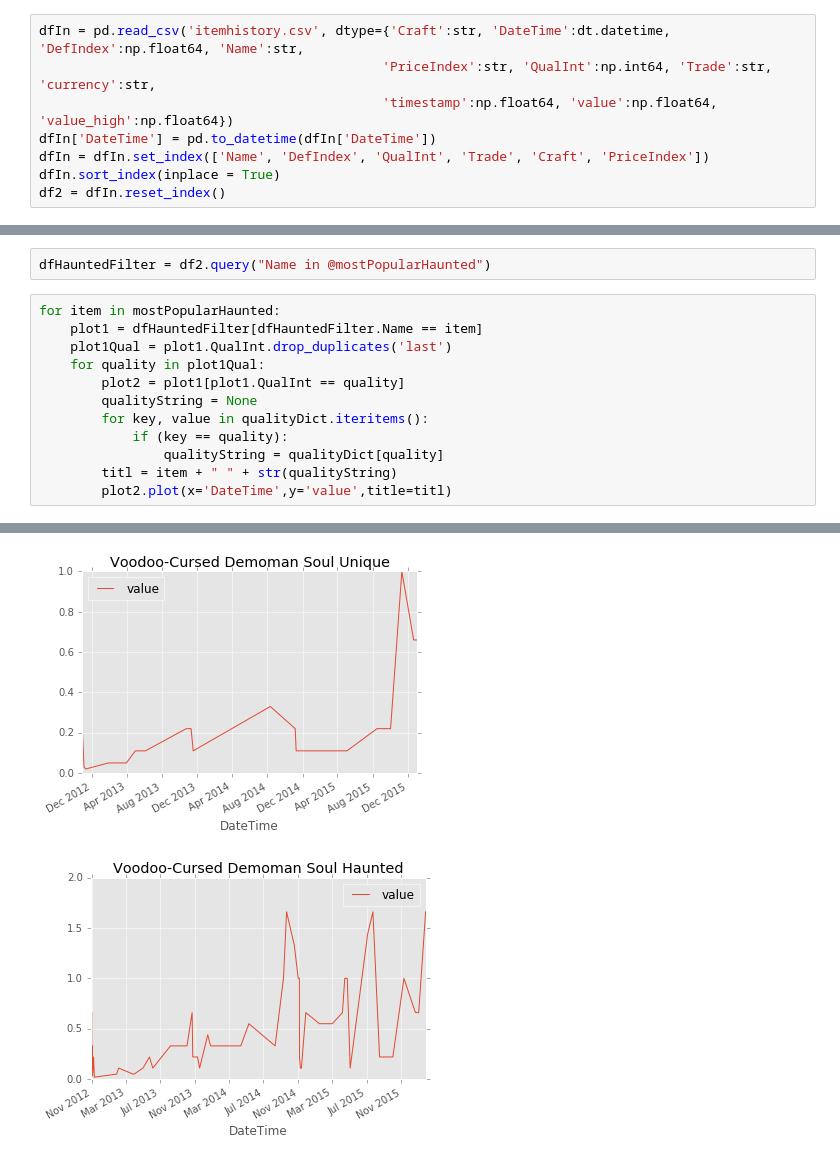
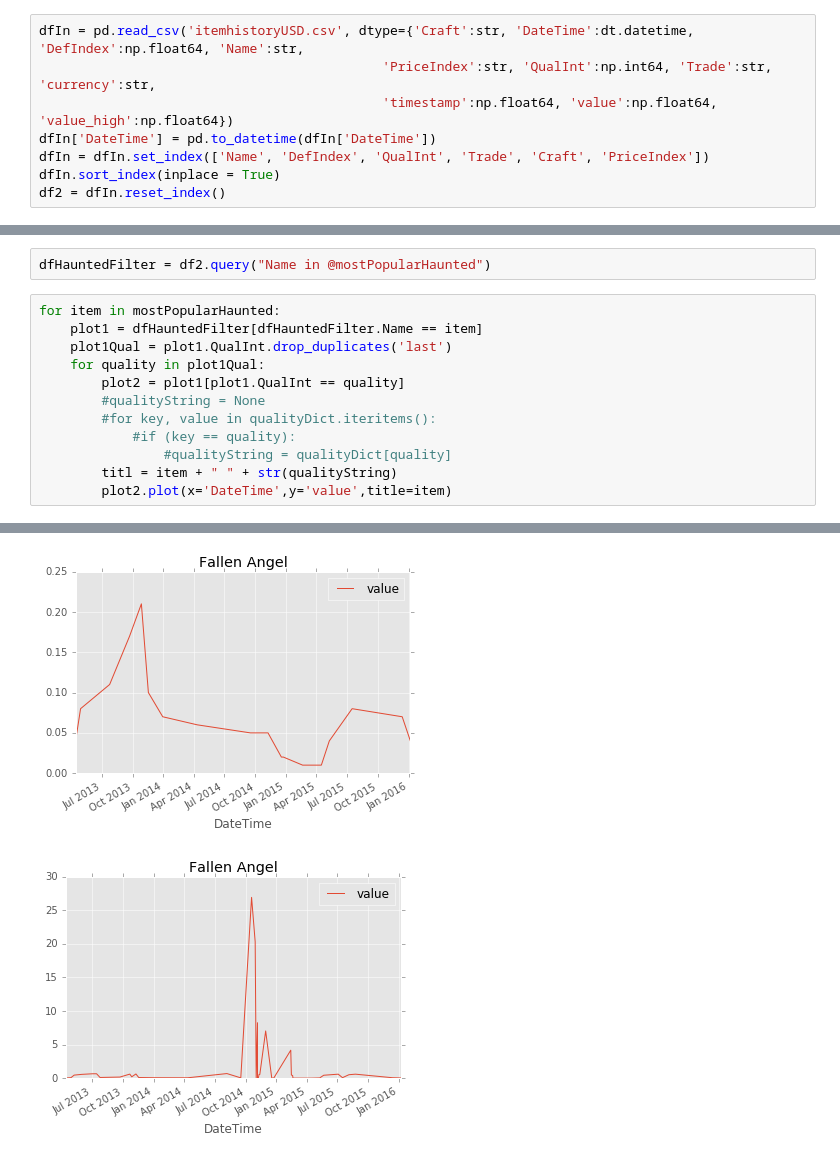
Before and after one commit to NithinPerumal/SteamMarketAnalysis, a Jupyter notebook: IPython Notebook/Nithin's workbook rn.ipynb, the cells around one changed output, grey strips where cells are left out. Drawn from its saved outputs; the diff is of its cells as text.

```diff
--- a/IPython Notebook/Nithin's workbook rn.ipynb
+++ b/IPython Notebook/Nithin's workbook rn.ipynb
@@ -15,7 +15,7 @@ matplotlib.style.use('ggplot');
 # %%
 qualityDict = {0 : 'Normal', 1 : 'Genuine', 2 : 'Unused', 3 : 'Vintage', 4 : 'Unused', 5 : 'Unusual', 6 : 'Unique', 7 : 'Unused', 8 : 'Unused', 9 : 'Keys', 10 : 'Unused', 11 : 'Strange', 12 : 'Unused', 13 : 'Haunted', 14 : 'Collectors', 15 : 'Unused'}
 # %%
-dfIn = pd.read_csv('itemhistory.csv', dtype={'Craft':str, 'DateTime':dt.datetime, 'DefIndex':np.float64, 'Name':str,
+dfIn = pd.read_csv('itemhistoryUSD.csv', dtype={'Craft':str, 'DateTime':dt.datetime, 'DefIndex':np.float64, 'Name':str,
                                             'PriceIndex':str, 'QualInt':np.int64, 'Trade':str, 'currency':str,
                                             'timestamp':np.float64, 'value':np.float64, 'value_high':np.float64})
 dfIn['DateTime'] = pd.to_datetime(dfIn['DateTime'])
@@ -119,10 +120,10 @@ for item in mostPopularHaunted:
     plot1Qual = plot1.QualInt.drop_duplicates('last')
     for quality in plot1Qual:
         plot2 = plot1[plot1.QualInt == quality]
-        qualityString = None
-        for key, value in qualityDict.iteritems():
-            if (key == quality):
-                qualityString = qualityDict[quality]
+        #qualityString = None
+        #for key, value in qualityDict.iteritems():
+            #if (key == quality):
+                #qualityString = qualityDict[quality]
         titl = item + " " + str(qualityString)
-        plot2.plot(x='DateTime',y='value',title=titl)
+        plot2.plot(x='DateTime',y='value',title=item)
 # %% [output]
@@ -131,2 +132,2 @@ for item in mostPopularHaunted:
-[figure, old version]
+[figure, new version]
-[figure, old version]
+[figure, new version]
```
Also changed, not shown: parts of 5 cells of this notebook.
